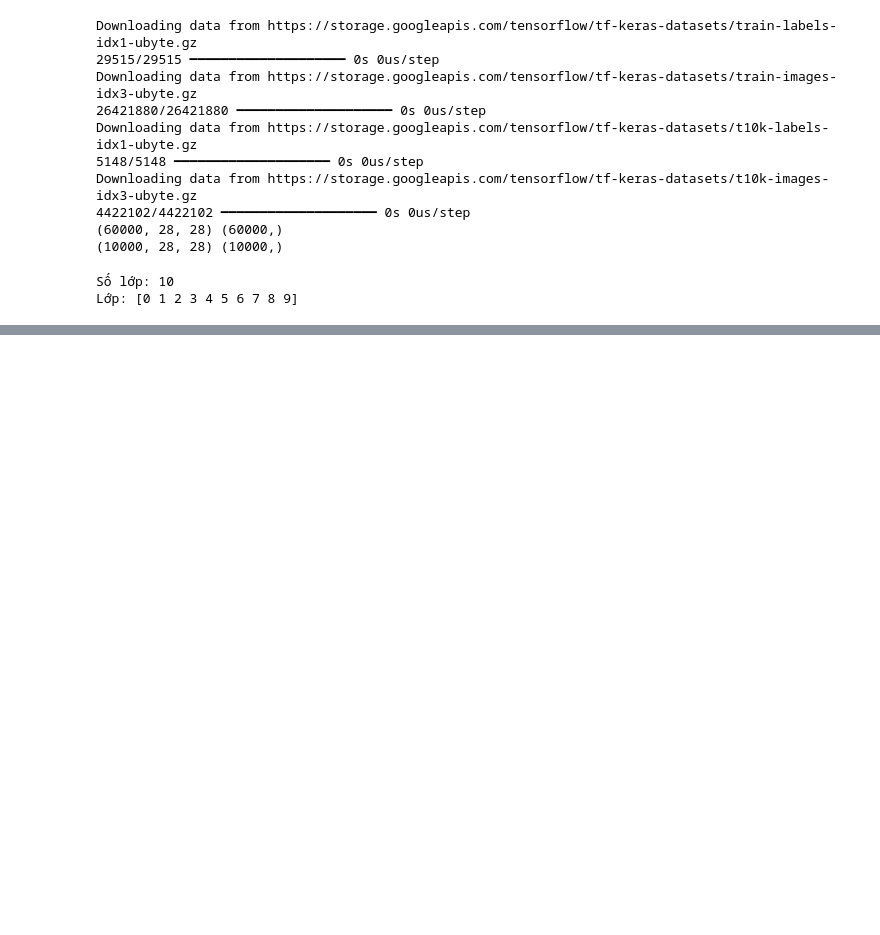
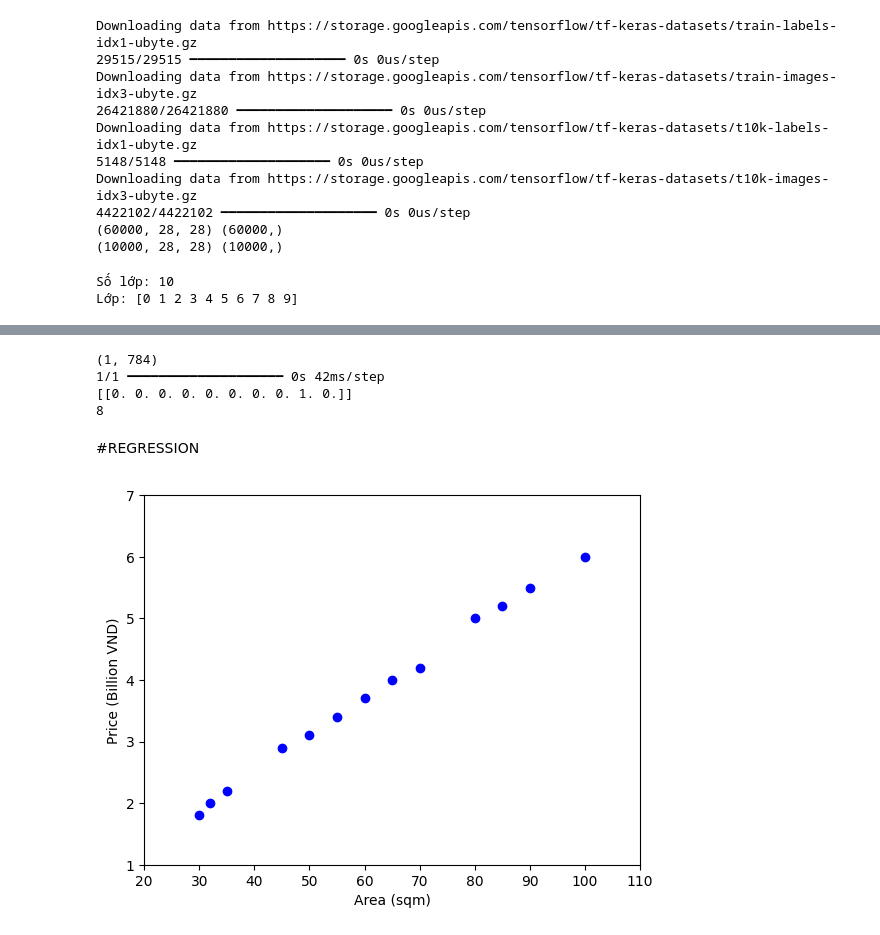
Before and after one commit to Nguyen-Quoc-An/TH_DeepLearning, a Jupyter notebook: LAB2_ANN.ipynb, the cells around one changed output, grey strips where cells are left out. Saved outputs shown, nothing was run; the diff lists cells and outputs as text; code cells hidden in the pictures; blank space fills up the shorter version.

```diff
--- a/LAB2_ANN.ipynb
+++ b/LAB2_ANN.ipynb
@@ -70,0 +233,24 @@ Lớp: [0 1 2 3 4 5 6 7 8 9]
+# %%
+img_size = (28, 28)
+img = tf.keras.preprocessing.image.load_img(
+    '/content/sample_data/dress.jpg', color_mode='grayscale', target_size=img_size)
+
+img_array = tf.keras.preprocessing.image.img_to_array(img)
+img_array = tf.squeeze(img_array)
+img = np.reshape(img_array,(784))
+img_array = tf.expand_dims(img,0)
+img_array = tf.convert_to_tensor(img_array)
+print(img_array.shape)
+#print(img_array.reshape(None, 784))
+
+img_predict = model.predict(img_array)
+print(img_predict)
+score = np.argmax(img_predict)
+print(score)
+# %% [output]
+(1, 784)
+1/1 ━━━━━━━━━━━━━━━━━━━━ 0s 42ms/step
+[[0. 0. 0. 0. 0. 0. 0. 0. 1. 0.]]
+8
+# %% [markdown]
+#REGRESSION
@@ -70,0 +262,15 @@ Lớp: [0 1 2 3 4 5 6 7 8 9]
+# %%
+# Area (m^2)
+X = np.array([[30, 32, 35, 45, 50, 55, 60, 65, 70, 80, 85, 90, 100]]).T
+
+# Price (Billion VND)
+y = np.array([[1.8, 2.0, 2.2, 2.9, 3.1, 3.4, 3.7, 4.0, 4.2, 5.0, 5.2, 5.5, 6.0]]).T
+
+# Visualize data
+plt.plot(X, y, 'bo') # Dùng điểm màu xanh dương (blue)
+plt.axis([20, 110, 1, 7])
+plt.xlabel('Area (sqm)')
+plt.ylabel('Price (Billion VND)')
+plt.show()
+# %% [output]
+[figure, added]
```
Also changed, not shown: parts of 21 cells of this notebook.
